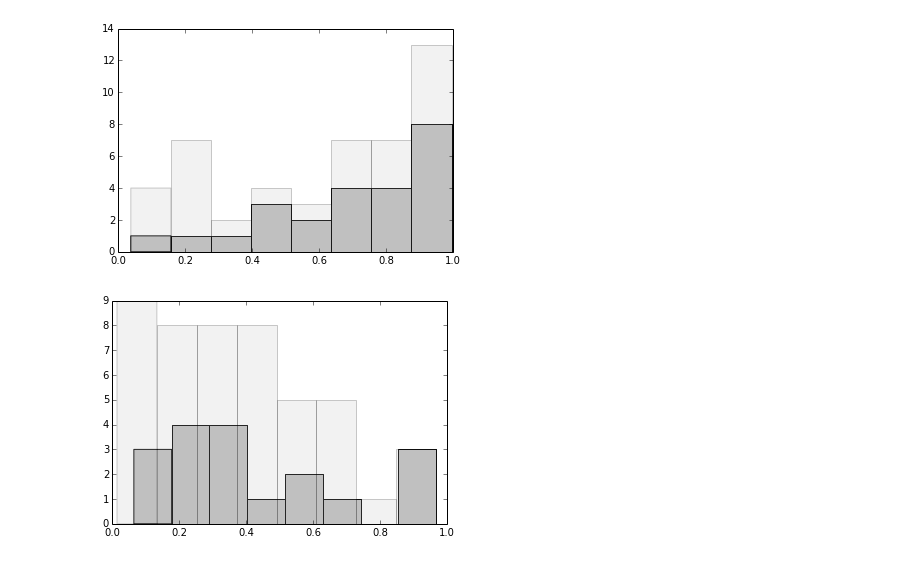
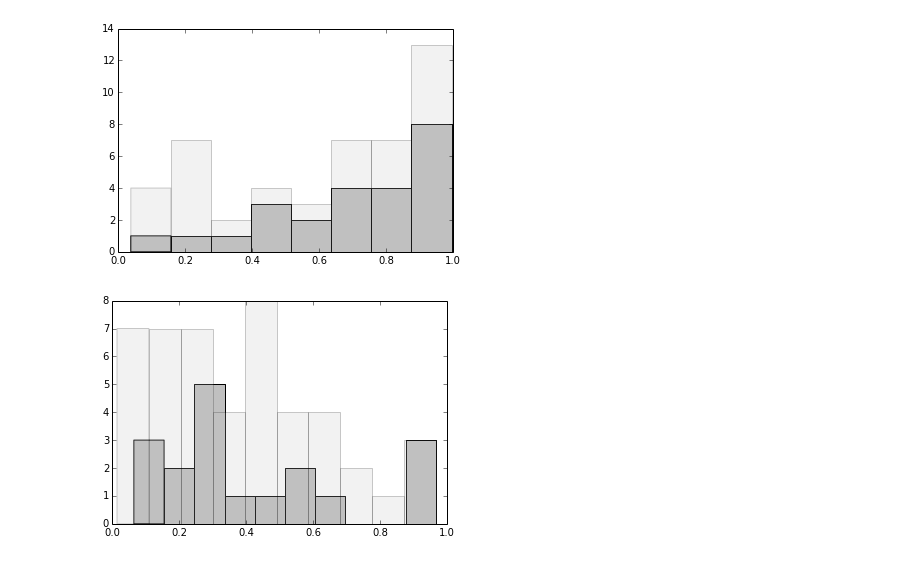
Before and after one commit to forero/LGEnvironment, a Jupyter notebook: code/AnalyzeData.ipynb, the cells around one changed output. Saved outputs shown, nothing was run; the diff lists cells and outputs as text; code cells hidden in the pictures.

```diff
--- a/code/AnalyzeData.ipynb
+++ b/code/AnalyzeData.ipynb
@@ -201,7 +201,7 @@ n, bins, patches = hist(abs(mu_pos_eigenv3_2S), 8, normed=0, color = 'silver', a
 # %% [output]
 [figure]
 # %%
-n, bins, patches = hist(abs(mu_pos_eigenv1_2S[sheet_id_2S]), 8, normed=0, color = 'silver')
-n, bins, patches = hist(abs(mu_pos_eigenv1_2S), 8, normed=0, color = 'silver', alpha=0.2)
+n, bins, patches = hist(abs(mu_pos_eigenv1_2S[sheet_id_2S]), 10, normed=0, color = 'silver')
+n, bins, patches = hist(abs(mu_pos_eigenv1_2S), 10, normed=0, color = 'silver', alpha=0.2)
 # %% [output]
-[figure, old version]
+[figure, new version]
```
